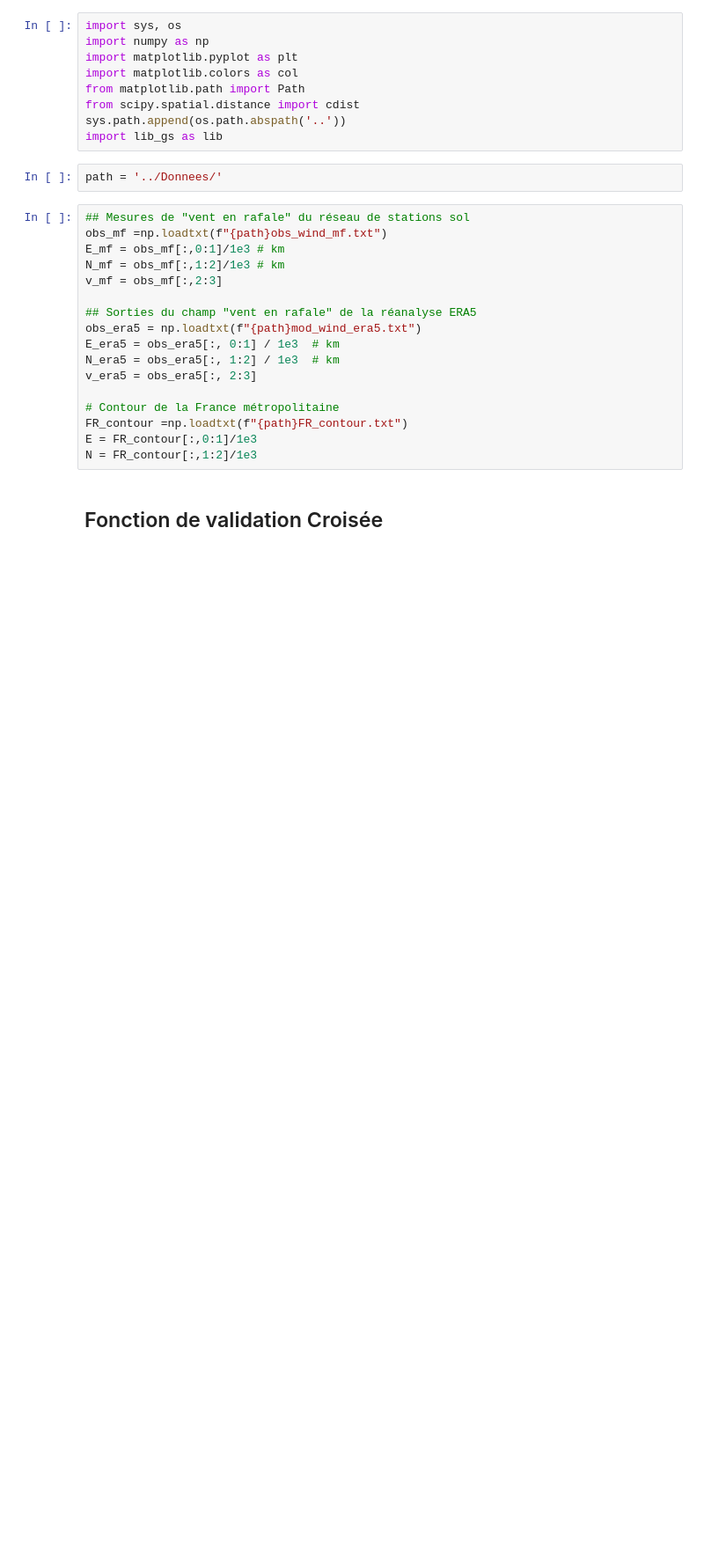
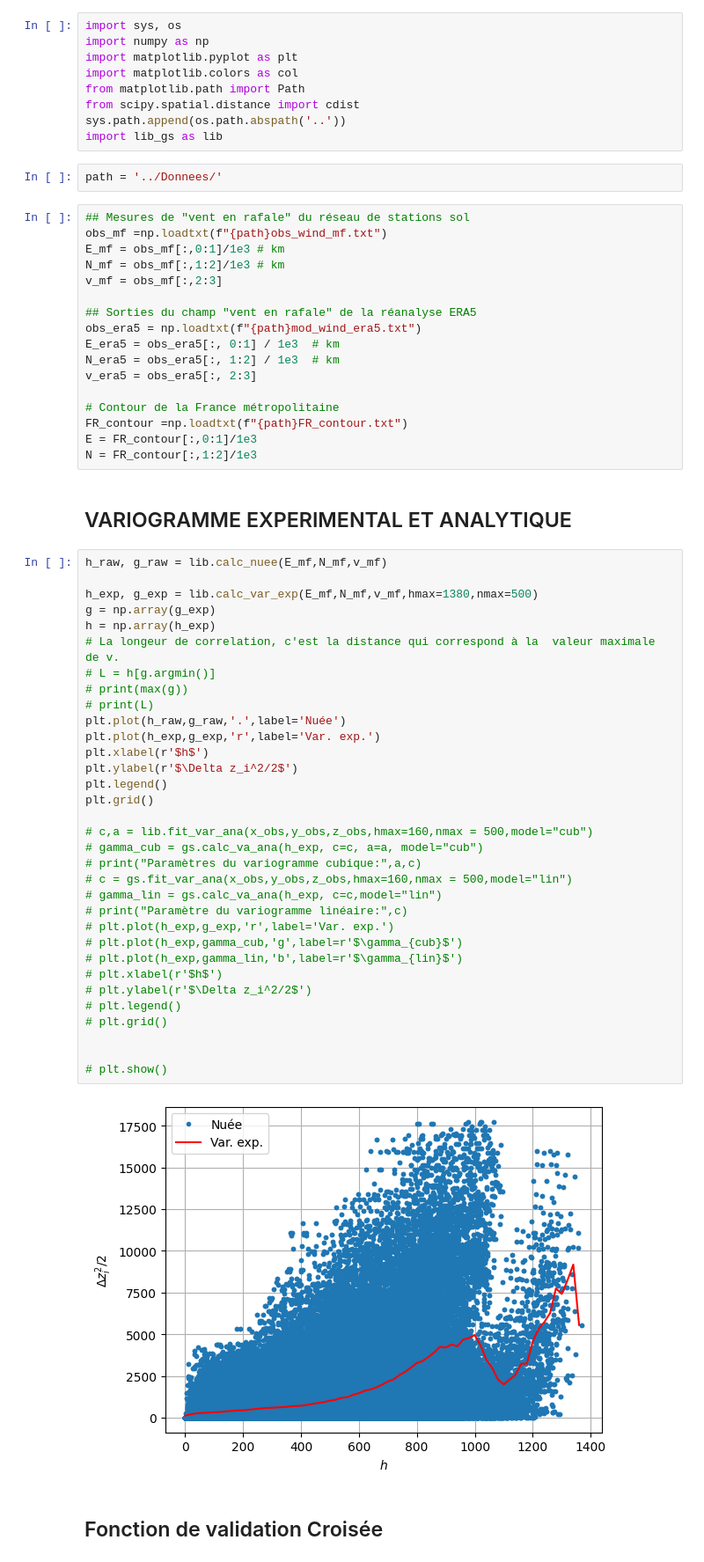
Before and after one commit to MarcelAssie/MiniProjetGeostatistique, a Jupyter notebook: Scripts/main.ipynb, the cells around one changed output. Shown at 88% size. Saved outputs shown, nothing was run; the diff lists cells and outputs as text; blank space fills up the shorter version.

Commit message:
Nuee vario et var.exp

```diff
--- a/Scripts/main.ipynb
+++ b/Scripts/main.ipynb
@@ -26,6 +26,43 @@ v_era5 = obs_era5[:, 2:3]
 FR_contour =np.loadtxt(f"{path}FR_contour.txt")
 E = FR_contour[:,0:1]/1e3
 N = FR_contour[:,1:2]/1e3
+# %% [markdown]
+## VARIOGRAMME EXPERIMENTAL ET ANALYTIQUE
+# %%
+h_raw, g_raw = lib.calc_nuee(E_mf,N_mf,v_mf)
+
+h_exp, g_exp = lib.calc_var_exp(E_mf,N_mf,v_mf,hmax=1380,nmax=500)
+g = np.array(g_exp)
+h = np.array(h_exp)
+# La longeur de correlation, c'est la distance qui correspond à la  valeur maximale de v.
+# L = h[g.argmin()]
+# print(max(g))
+# print(L)
+plt.plot(h_raw,g_raw,'.',label='Nuée')
+plt.plot(h_exp,g_exp,'r',label='Var. exp.')
+plt.xlabel(r'$h$')
+plt.ylabel(r'$\Delta z_i^2/2$')
+plt.legend()
+plt.grid()
+
+# c,a = lib.fit_var_ana(x_obs,y_obs,z_obs,hmax=160,nmax = 500,model="cub")
+# gamma_cub = gs.calc_va_ana(h_exp, c=c, a=a, model="cub")
+# print("Paramètres du variogramme cubique:",a,c)
+# c = gs.fit_var_ana(x_obs,y_obs,z_obs,hmax=160,nmax = 500,model="lin")
+# gamma_lin = gs.calc_va_ana(h_exp, c=c,model="lin")
+# print("Paramètre du variogramme linéaire:",c)
+# plt.plot(h_exp,g_exp,'r',label='Var. exp.')
+# plt.plot(h_exp,gamma_cub,'g',label=r'$\gamma_{cub}$')
+# plt.plot(h_exp,gamma_lin,'b',label=r'$\gamma_{lin}$')
+# plt.xlabel(r'$h$')
+# plt.ylabel(r'$\Delta z_i^2/2$')
+# plt.legend()
+# plt.grid()
+
+
+# plt.show()
+# %% [output]
+[figure, added]
 # %% [markdown]
 ## Fonction de validation Croisée
 # %%
```
Also changed, not shown: parts of 4 cells of this notebook, 1 other file.
